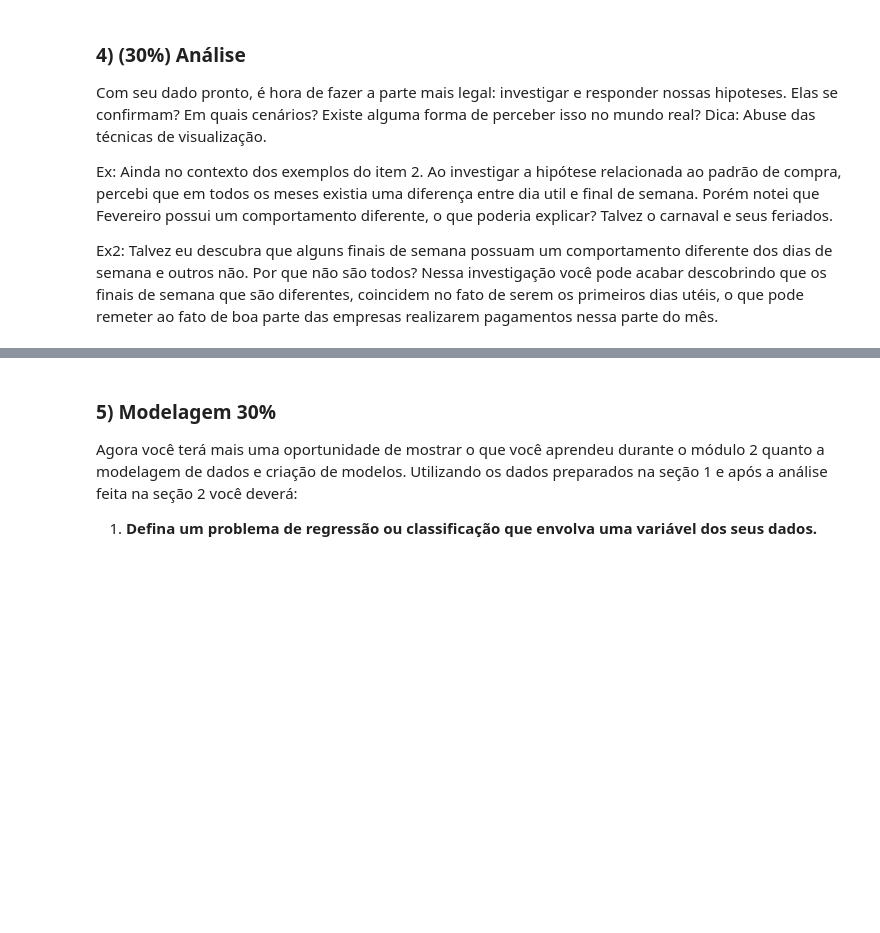
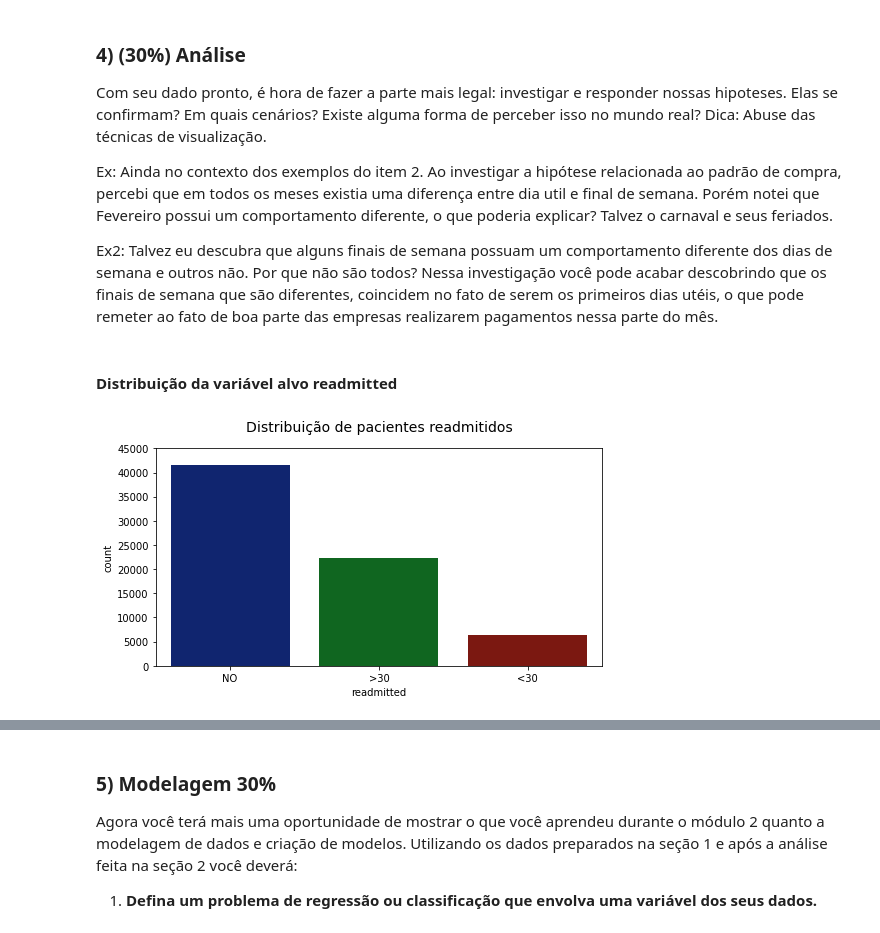
Before and after one commit to LilianeAquino/aed_projeto_3, a Jupyter notebook: template.ipynb, the cells around one changed output, grey strips where cells are left out. Drawn from its saved outputs; the diff is of its cells as text; code cells hidden in the pictures; blank space fills up the shorter version.

Commit message:
Visualização dos dados

```diff
--- a/template.ipynb
+++ b/template.ipynb
@@ -491,3 +466,13 @@ Com seu dado pronto, é hora de fazer a parte mais legal: investigar e responder
 Ex: Ainda no contexto dos exemplos do item 2. Ao investigar a hipótese relacionada ao padrão de compra, percebi que em todos os meses existia uma diferença entre dia util e final de semana. Porém notei que Fevereiro possui um comportamento diferente, o que poderia explicar? Talvez o carnaval e seus feriados.
 
 Ex2: Talvez eu descubra que alguns finais de semana possuam um comportamento diferente dos dias de semana e outros não. Por que não são todos? Nessa investigação você pode acabar descobrindo que os finais de semana que são diferentes, coincidem no fato de serem os primeiros dias utéis, o que pode remeter ao fato de boa parte das empresas realizarem pagamentos nessa parte do mês.
+# %% [markdown]
+#### Distribuição da variável alvo readmitted
+# %%
+sns.countplot(data['readmitted'])
+plt.rcParams['figure.figsize'] = [8, 4]
+plt.title('Distribuição de pacientes readmitidos', y=1.05, size=14)
+plt.ylim(0, 45000)
+plt.show()
+# %% [output]
+[figure, added]
```
Also changed, not shown: parts of 10 cells of this notebook.
